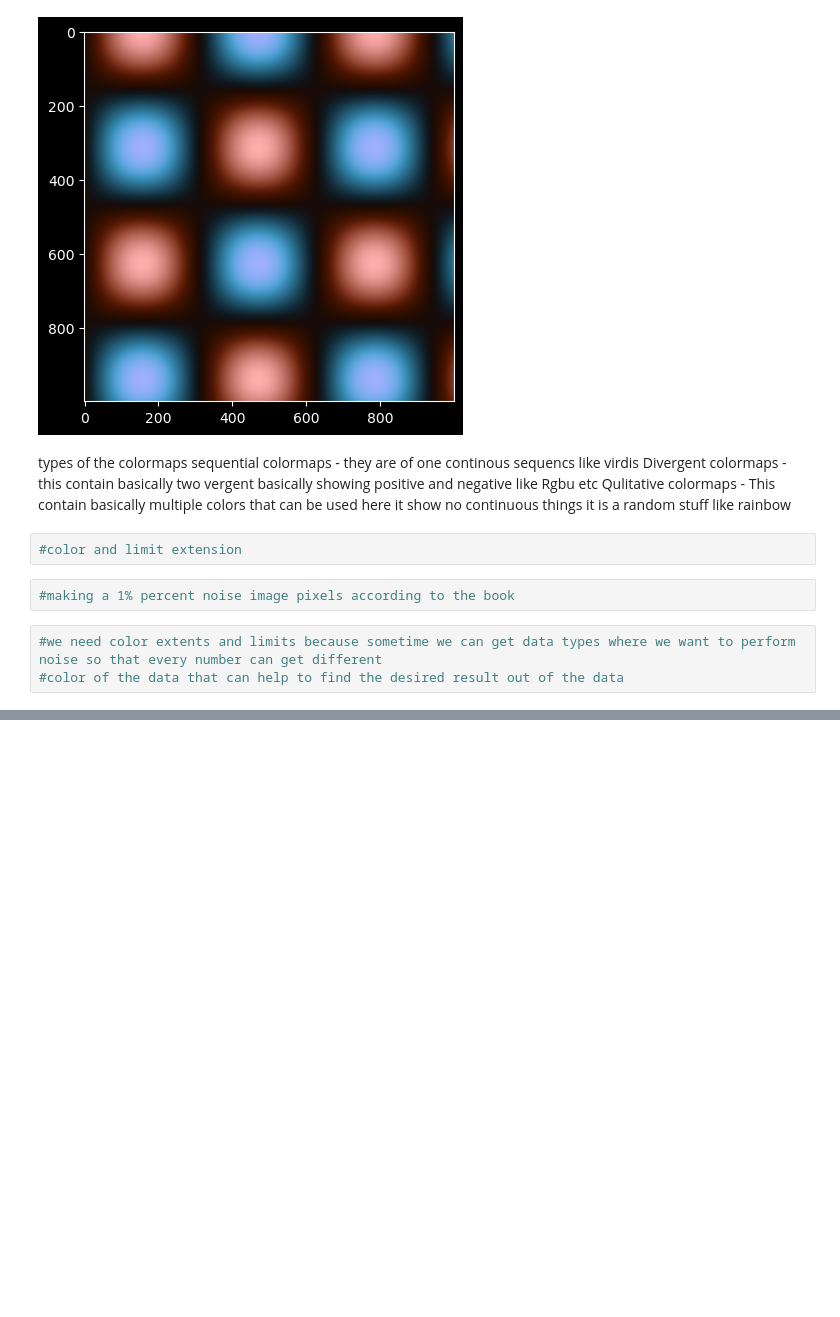
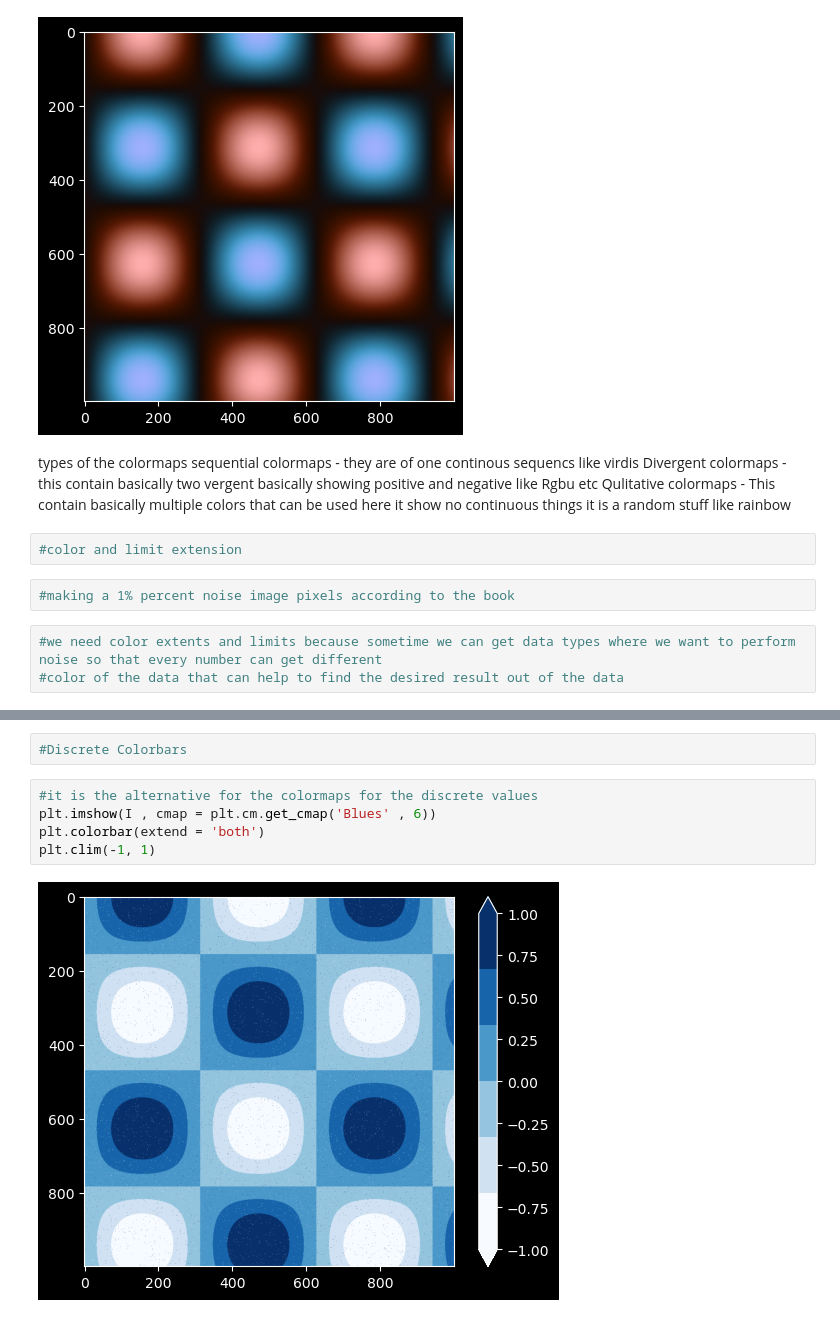
Before and after one commit to Venux09/Data_science_handbook_study, a Jupyter notebook: Matplotlib-data_science_handbook/matplotlib_6.ipynb, the cells around one changed output, grey strips where cells are left out. Drawn from its saved outputs; the diff is of its cells as text; blank space fills up the shorter version.

Commit message:
add : discrete color bar like scmap but for the discrete values

```diff
--- a/Matplotlib-data_science_handbook/matplotlib_6.ipynb
+++ b/Matplotlib-data_science_handbook/matplotlib_6.ipynb
@@ -50,0 +51,9 @@ plt.clim(-1,1)
+# %%
+#Discrete Colorbars
+# %%
+#it is the alternative for the colormaps for the discrete values
+plt.imshow(I , cmap = plt.cm.get_cmap('Blues' , 6))
+plt.colorbar(extend = 'both')
+plt.clim(-1, 1)
+# %% [output]
+[figure, added]
```
Also changed, not shown: parts of 1 cell of this notebook, 1 other file.
